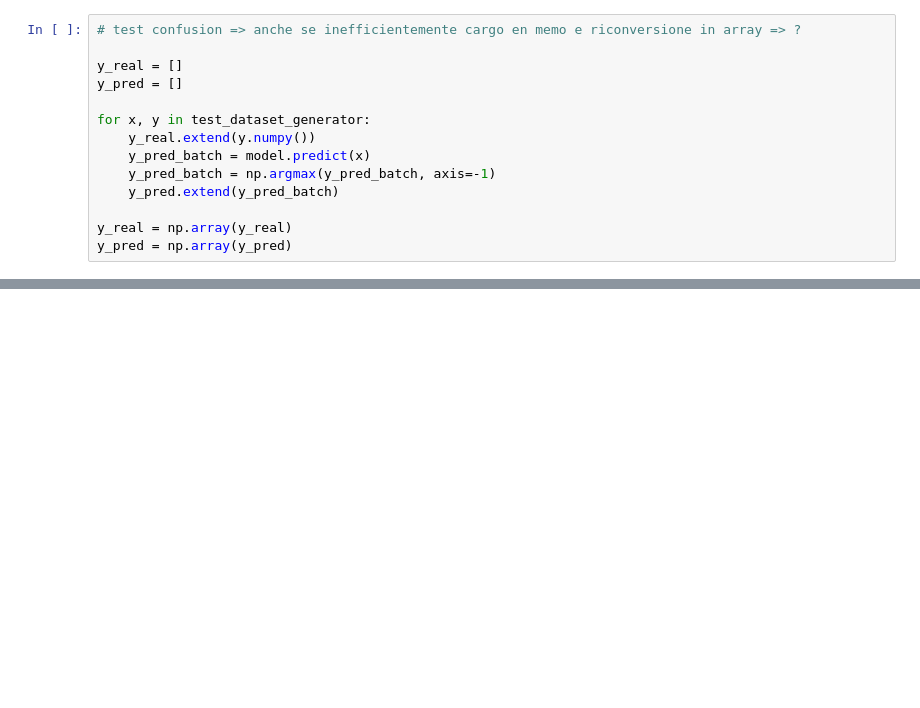
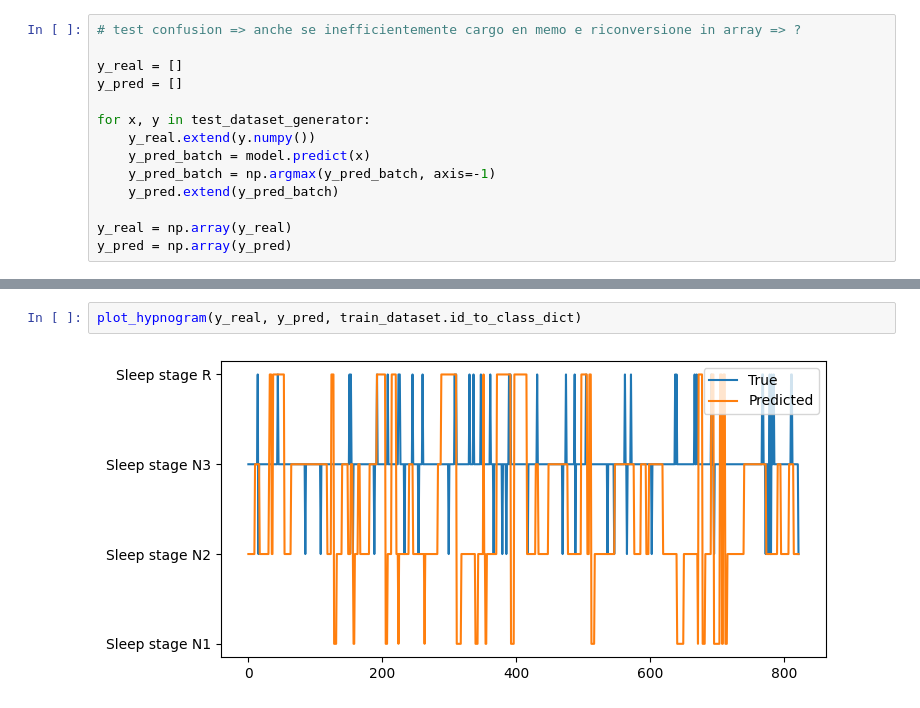
Before and after one commit to Jorgvt/SSD_IA3, a Jupyter notebook: MainPaco.ipynb, the cells around one changed output, grey strips where cells are left out. Cells and saved outputs as stored; diff of their text form; blank space fills up the shorter version.

```diff
--- a/MainPaco.ipynb
+++ b/MainPaco.ipynb
@@ -94,0 +95,4 @@ plot_cm(y_real, y_pred, train_dataset.id_to_class_dict.values())
+# %%
+plot_hypnogram(y_real, y_pred, train_dataset.id_to_class_dict)
+# %% [output]
+[figure, added]
```
Also changed, not shown: parts of 4 cells of this notebook, 2 other files.
